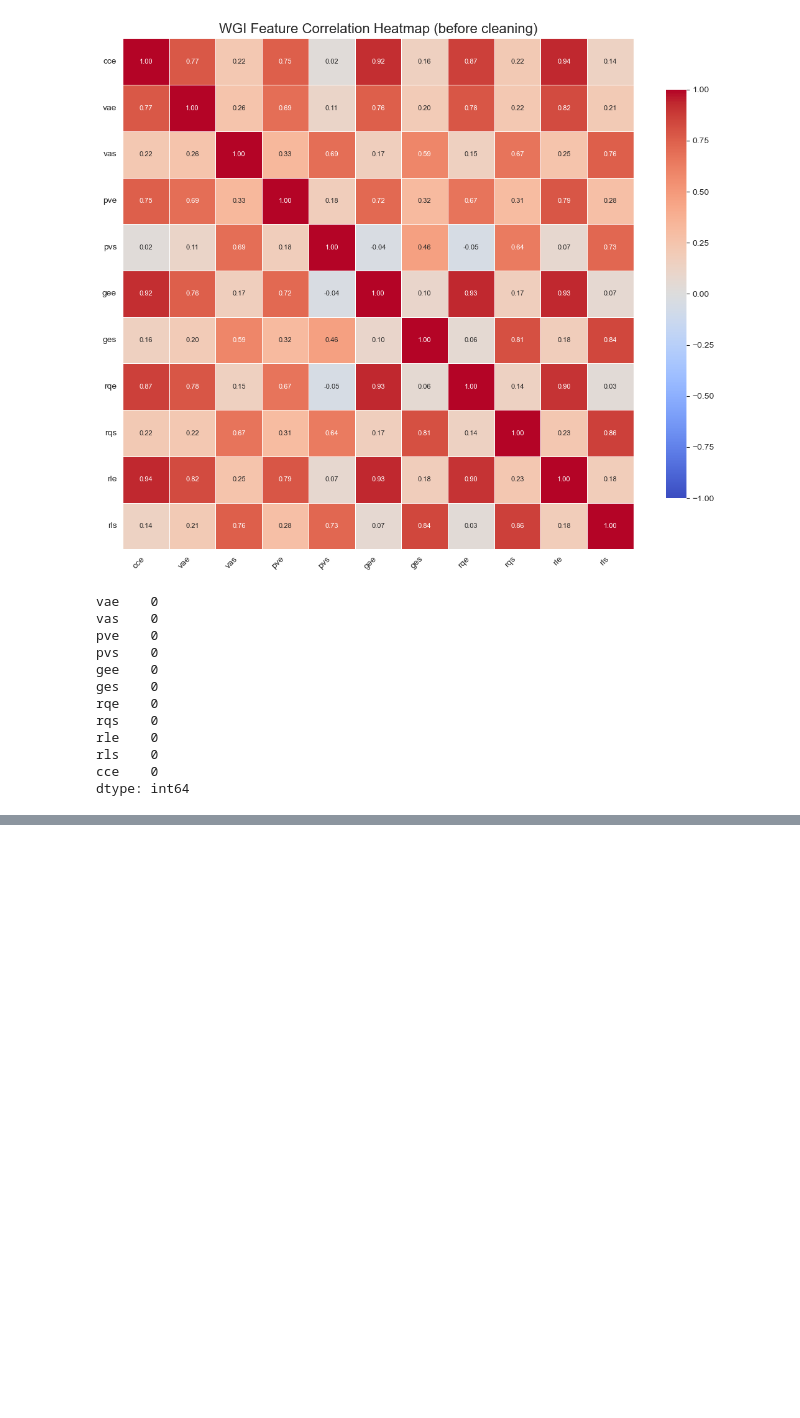
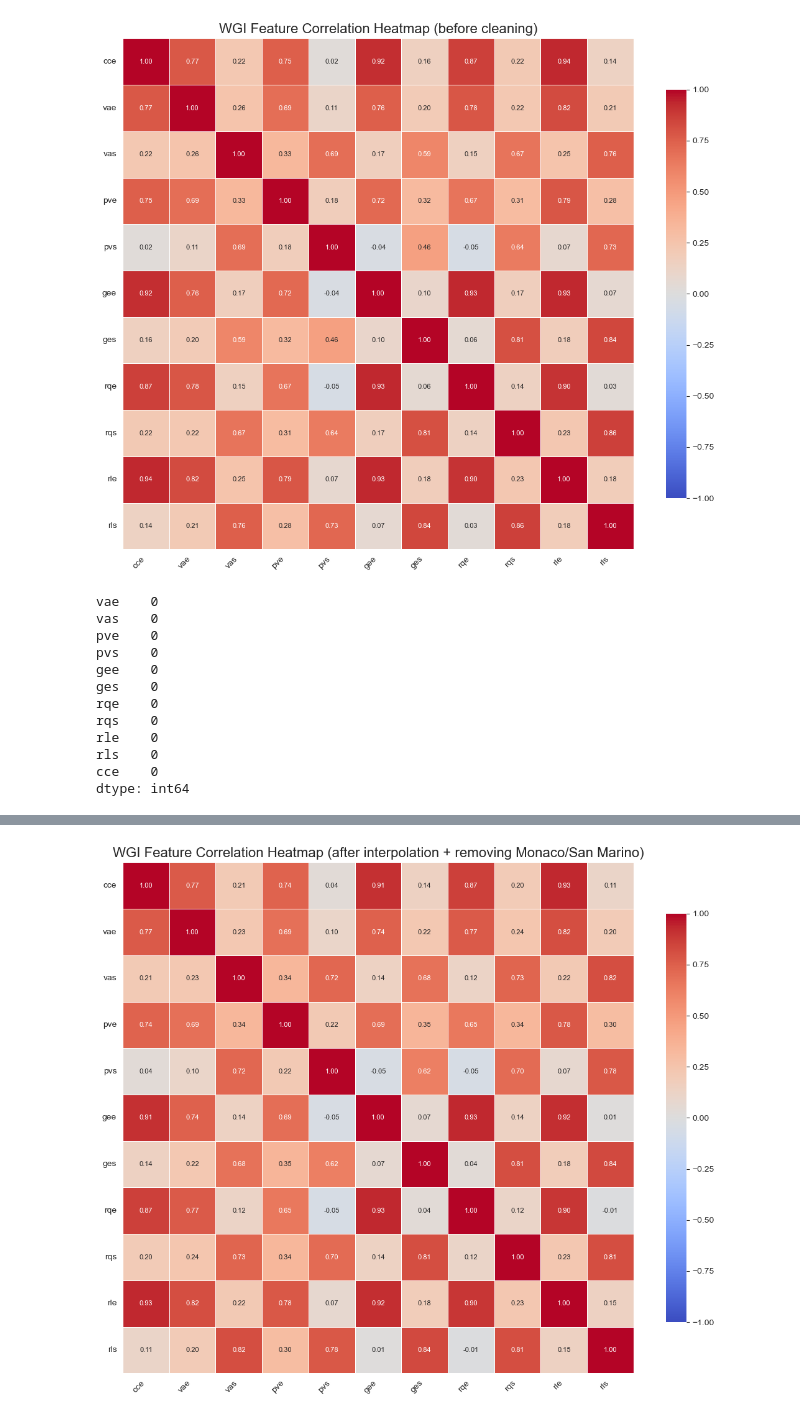
Before and after one commit to N-Maurice/Regression_analysis_mobile_application, a Jupyter notebook: wgi_corruption_linear_regression.ipynb, the cells around one changed output, grey strips where cells are left out. Saved outputs shown, nothing was run; the diff lists cells and outputs as text; code cells hidden in the pictures; blank space fills up the shorter version.

Commit message:
Hundling missing values and dropping columns with less columns

```diff
--- a/wgi_corruption_linear_regression.ipynb
+++ b/wgi_corruption_linear_regression.ipynb
@@ -333,0 +412,16 @@ dtype: int64
+# %%
+clean_data_interp = data_sorted.copy()
+
+for column in features:
+    clean_data_interp[column] = (
+        data_sorted.groupby("countryname")[column]
+        .apply(lambda s: s.interpolate(method="linear", limit_direction="both"))
+        .values
+    )
+
+# drop Monaco and San Marino for the reason given above
+clean_data_interp = clean_data_interp[
+    ~clean_data_interp["countryname"].isin(["Monaco", "San Marino"])
+]
+
+clean_data_interp[features].isna().sum()
@@ -333,0 +441,24 @@ dtype: int64
+# %%
+corr = clean_data_interp[features].corr()
+
+plt.figure(figsize=(11, 9))
+sns.heatmap(
+    corr,
+    annot=True,
+    fmt=".2f",
+    cmap="coolwarm",
+    vmin=-1,
+    vmax=1,
+    center=0,
+    square=True,
+    linewidths=0.5,
+    annot_kws={"size": 8},
+    cbar_kws={"shrink": 0.8},
+)
+plt.title("WGI Feature Correlation Heatmap (after interpolation + removing Monaco/San Marino)", fontsize=16)
+plt.xticks(rotation=45, ha="right")
+plt.yticks(rotation=0)
+plt.tight_layout()
+plt.show()
+# %% [output]
+[figure, added]
```
Also changed, not shown: parts of 9 cells of this notebook.
